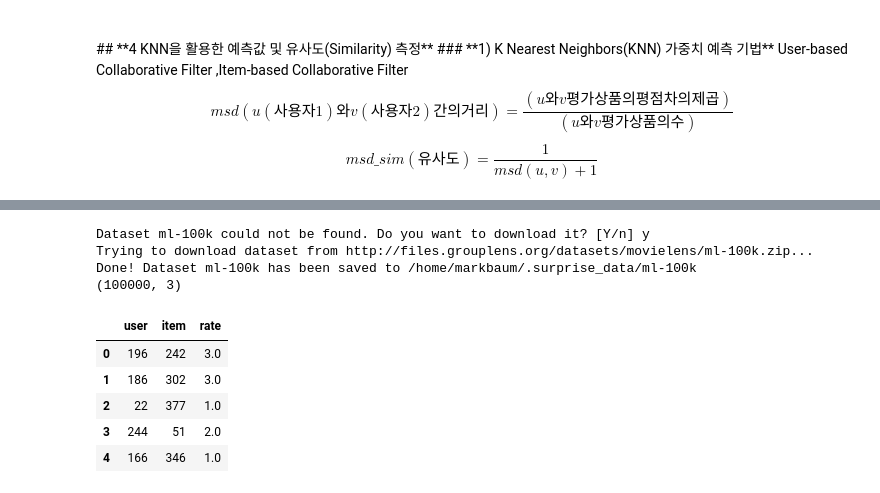
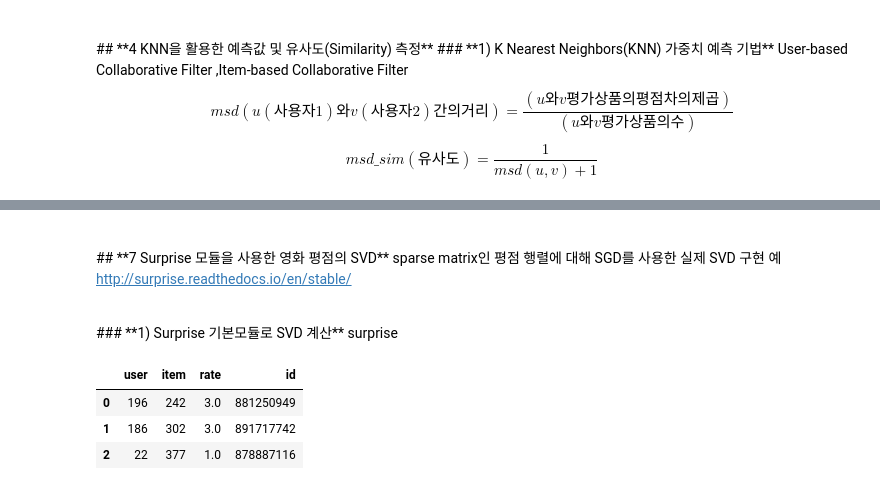
Before and after one commit to Queie/Django, a Jupyter notebook: 02.Recommand.ipynb, the cells around one changed output, grey strips where cells are left out. Drawn from its saved outputs; the diff is of its cells as text; code cells hidden in the pictures.

```diff
--- a/02.Recommand.ipynb
+++ b/02.Recommand.ipynb
@@ -276,22 +493,24 @@ Latent Factor 모형은 복잡한 사용자/영화 특성을 몇 개의 벡터
+# %% [markdown]
+<br>
+## **7 Surprise 모듈을 사용한 영화 평점의 SVD**
+sparse matrix인 평점 행렬에 대해 SGD를 사용한 실제 SVD 구현 예
+
+http://surprise.readthedocs.io/en/stable/
+
+<br>
+### **1) Surprise 기본모듈로 SVD 계산**
+surprise
 # %%
-# ! pip install surprise
-# 영화 데이터 불러오기 [ 사용자, 영화, 평점 데이터 ]
-import surprise
-import numpy as np
+# 영화 분석 데이터 및 관련모듈 호출하기
+import os
 import pandas as pd
+from surprise import SVD, Dataset, dump
 
-data = surprise.Dataset.load_builtin('ml-100k')
-df   = pd.DataFrame(data.raw_ratings,
-                    columns = ["user", "item", "rate", "id"])
-del df["id"]; print(df.shape); df.head(5)
+data = Dataset.load_builtin('ml-100k')
+df   = pd.DataFrame(data.raw_ratings, columns = ["user", "item", "rate", "id"])
+df.head(3)
 # %% [output]
-Dataset ml-100k could not be found. Do you want to download it? [Y/n] y
-Trying to download dataset from http://files.grouplens.org/datasets/movielens/ml-100k.zip...
-Done! Dataset ml-100k has been saved to /home/markbaum/.surprise_data/ml-100k
-(100000, 3)
-|  | user | item | rate |
-| 0 | 196 | 242 | 3.0 |
-| 1 | 186 | 302 | 3.0 |
-| 2 | 22 | 377 | 1.0 |
-| 3 | 244 | 51 | 2.0 |
-| 4 | 166 | 346 | 1.0 |
+|  | user | item | rate | id |
+| 0 | 196 | 242 | 3.0 | 881250949 |
+| 1 | 186 | 302 | 3.0 | 891717742 |
+| 2 | 22 | 377 | 1.0 | 878887116 |
```
Also changed, not shown: parts of 33 cells of this notebook.
